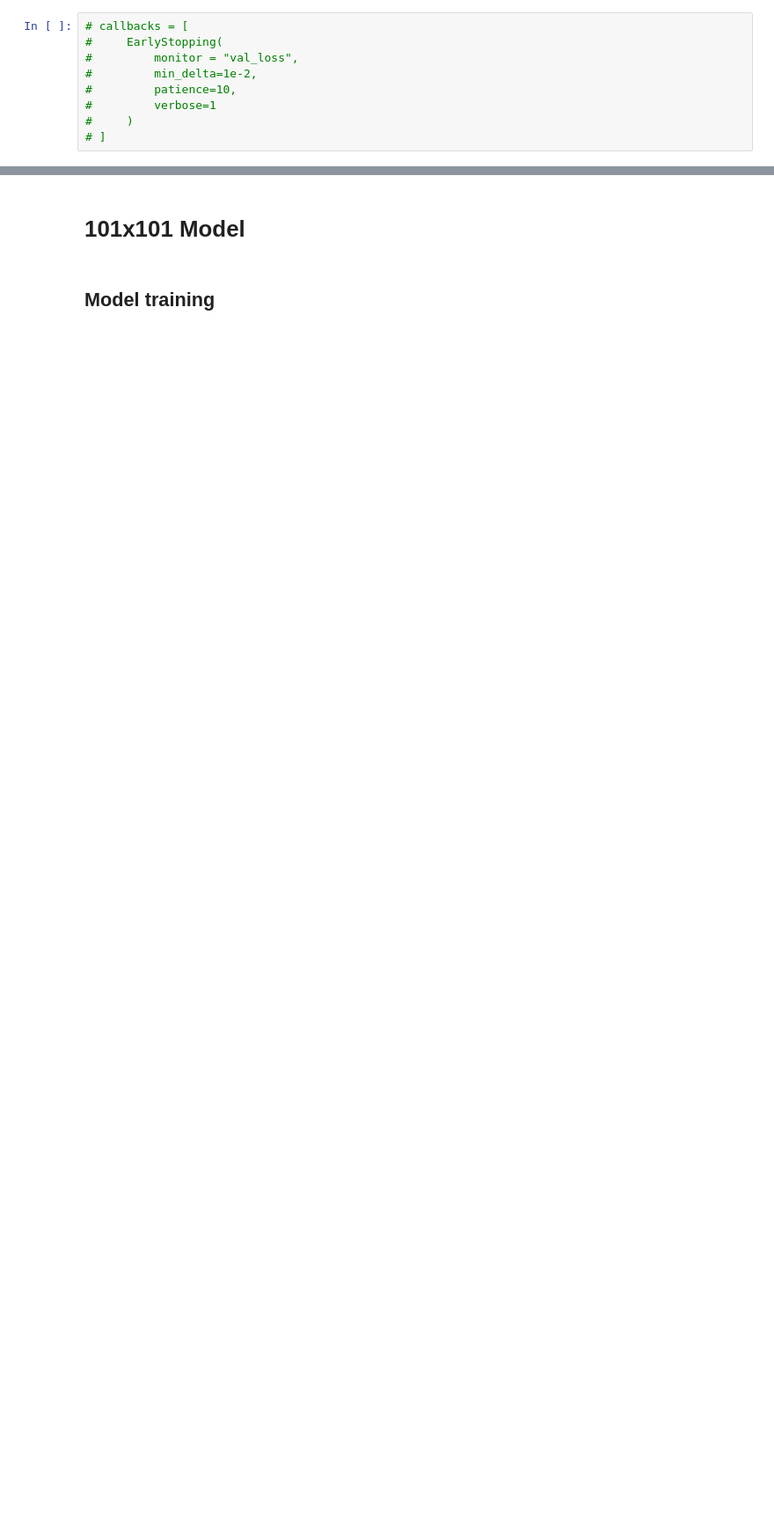
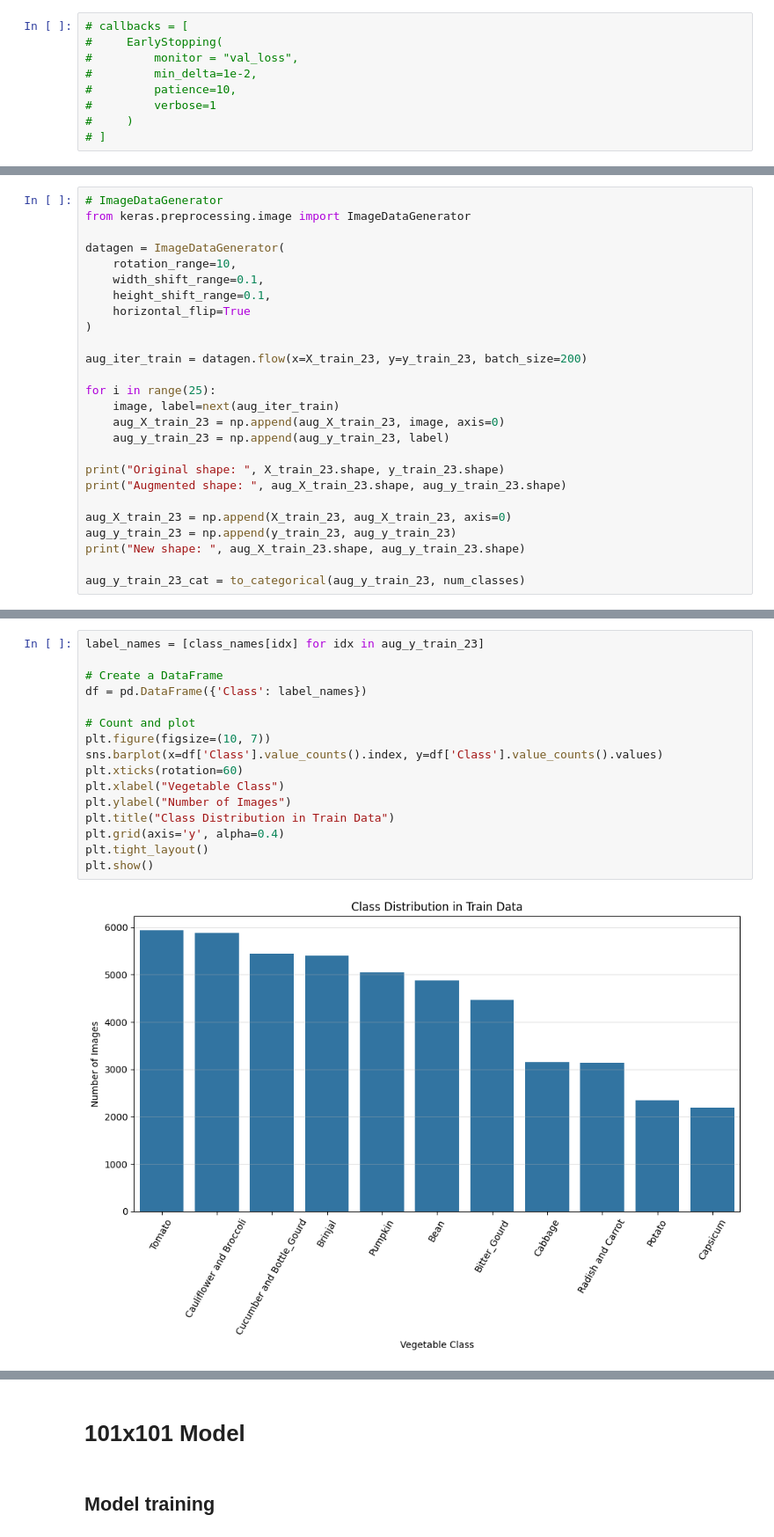
Before and after one commit to JoenC25/CNN-Classify-Vegetables, a Jupyter notebook: A_Convolutional_Neural_Network.ipynb, the cells around one changed output, grey strips where cells are left out. Shown at 88% size. Cells and saved outputs as stored; diff of their text form; blank space fills up the shorter version.

```diff
--- a/A_Convolutional_Neural_Network.ipynb
+++ b/A_Convolutional_Neural_Network.ipynb
@@ -281,0 +324,26 @@ I tried to implemet EarlyStopping, however the model would get stuck and not imp
+# %%
+# ImageDataGenerator
+from keras.preprocessing.image import ImageDataGenerator
+
+datagen = ImageDataGenerator(
+    rotation_range=10,
+    width_shift_range=0.1,
+    height_shift_range=0.1,
+    horizontal_flip=True
+)
+
+aug_iter_train = datagen.flow(x=X_train_23, y=y_train_23, batch_size=200)
+
+for i in range(25):
+    image, label=next(aug_iter_train)
+    aug_X_train_23 = np.append(aug_X_train_23, image, axis=0)
+    aug_y_train_23 = np.append(aug_y_train_23, label)
+
+print("Original shape: ", X_train_23.shape, y_train_23.shape)
+print("Augmented shape: ", aug_X_train_23.shape, aug_y_train_23.shape)
+
+aug_X_train_23 = np.append(X_train_23, aug_X_train_23, axis=0)
+aug_y_train_23 = np.append(y_train_23, aug_y_train_23)
+print("New shape: ", aug_X_train_23.shape, aug_y_train_23.shape)
+
+aug_y_train_23_cat = to_categorical(aug_y_train_23, num_classes)
@@ -281,0 +354,18 @@ I tried to implemet EarlyStopping, however the model would get stuck and not imp
+# %%
+label_names = [class_names[idx] for idx in aug_y_train_23]
+
+# Create a DataFrame
+df = pd.DataFrame({'Class': label_names})
+
+# Count and plot
+plt.figure(figsize=(10, 7))
+sns.barplot(x=df['Class'].value_counts().index, y=df['Class'].value_counts().values)
+plt.xticks(rotation=60)
+plt.xlabel("Vegetable Class")
+plt.ylabel("Number of Images")
+plt.title("Class Distribution in Train Data")
+plt.grid(axis='y', alpha=0.4)
+plt.tight_layout()
+plt.show()
+# %% [output]
+[figure, added]
```
Also changed, not shown: parts of 57 cells of this notebook.
